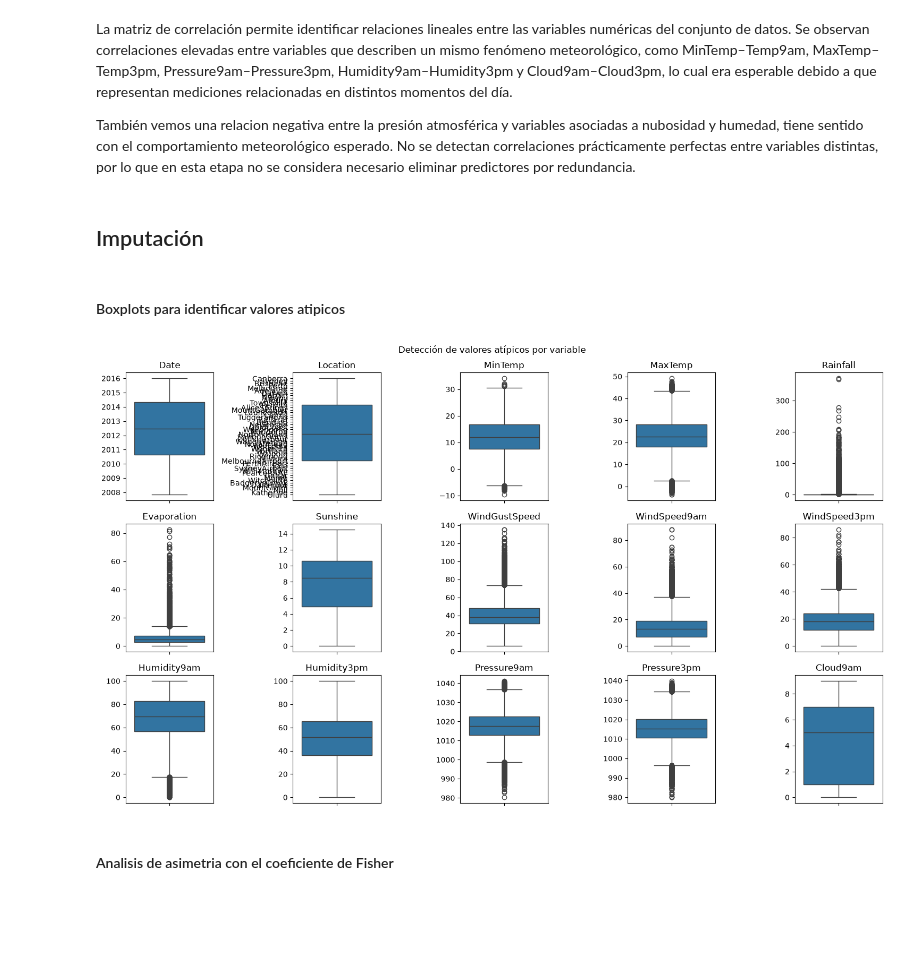
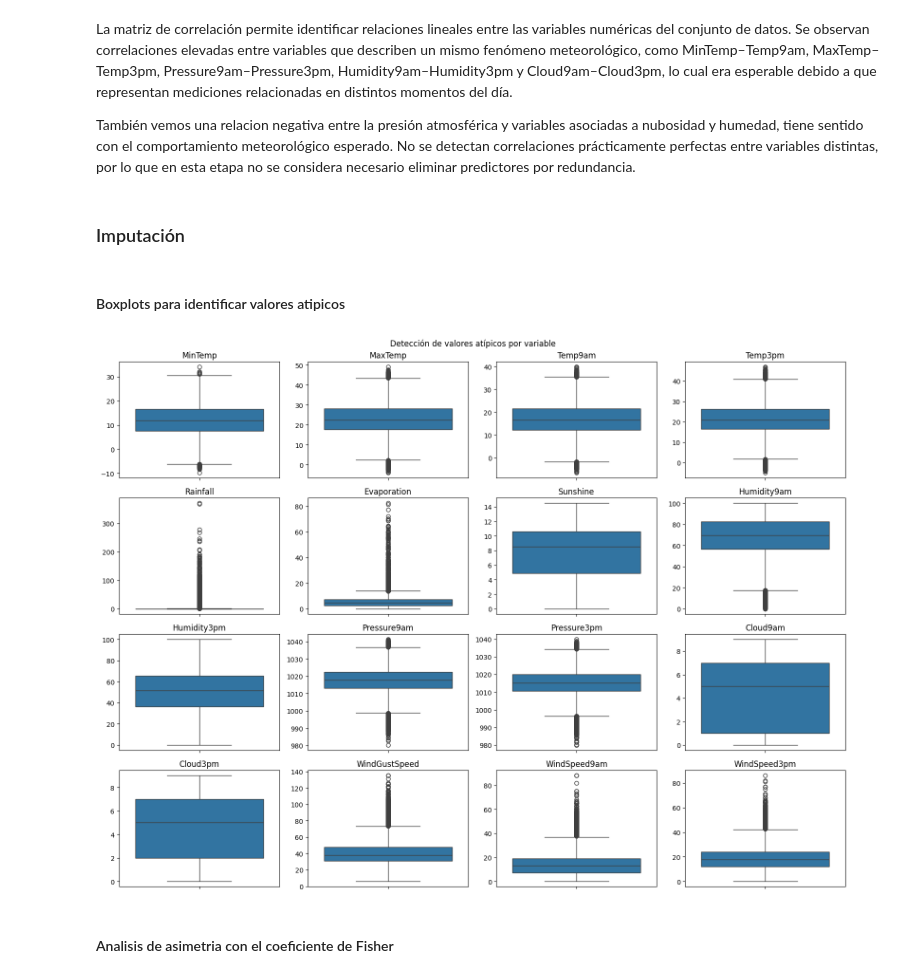
Before and after one commit to AlvaTF/TP-AA1-Ruiz-Toledo-Mendoza, a Jupyter notebook: TP_2/TP_clasificacion_AA1.ipynb, the cells around one changed output. Saved outputs shown, nothing was run; the diff lists cells and outputs as text; code cells hidden in the pictures; blank space fills up the shorter version.

Commit message:
Corrección en gráficos, ohe y se agrega split train-test

```diff
--- a/TP_2/TP_clasificacion_AA1.ipynb
+++ b/TP_2/TP_clasificacion_AA1.ipynb
@@ -387,7 +329,7 @@ Name: count, dtype: int64
 # %% [markdown]
 #### Eliminacion de filas con nulos: 8 o mas nulos
 # %%
-nulos_por_fila = df.isnull().sum(axis=1)
+nulos_por_fila = nulos_reales
 umbral = 8
 
 filas_eliminar = nulos_por_fila >= umbral
@@ -750,30 +692,25 @@ La matriz de correlación permite identificar relaciones lineales entre las vari
 
 También vemos una relacion negativa entre la presión atmosférica y variables asociadas a nubosidad y humedad, tiene sentido con el comportamiento meteorológico esperado. No se detectan correlaciones prácticamente perfectas entre variables distintas, por lo que en esta etapa no se considera necesario eliminar predictores por redundancia.
 # %% [markdown]
-## Imputación
+### Imputación
 # %%
 from sklearn.impute import KNNImputer
 from sklearn.preprocessing import StandardScaler
 # %% [markdown]
 #### Boxplots para identificar valores atipicos
 # %%
-colum = train.columns
+fig, axes = plt.subplots(4, 4, figsize=(16, 12))
 
-fig, axes = plt.subplots(3, 5, figsize=(15, 9))
-
-for ax, col in zip(axes.flat, colum):
+for ax, col in zip(axes.flat, num_cols):
     sns.boxplot(y=train[col], ax=ax)
     ax.set_title(col)
     ax.set_ylabel('')
 
-for ax in axes.flat[len(colum):]:
-    ax.set_visible(False)
-
 fig.suptitle('Detección de valores atípicos por variable')
 plt.tight_layout()
 plt.show()
 # %% [output]
-[figure, old version]
+[figure, new version]
 # %% [markdown]
 #### Analisis de asimetria con el coeficiente de Fisher
 # %%
```
Also changed, not shown: parts of 35 cells of this notebook.
